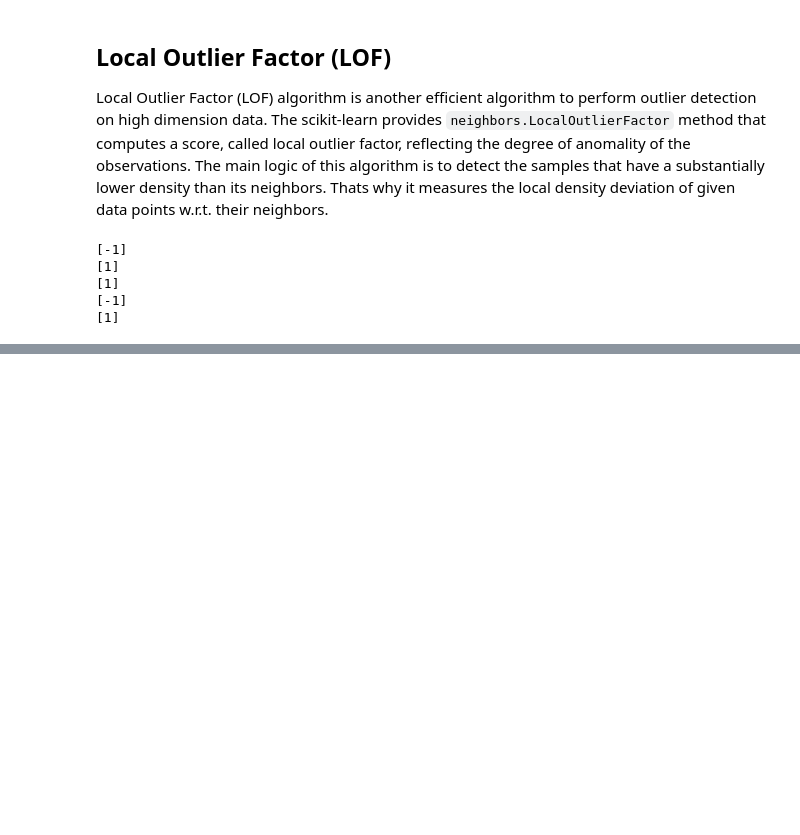
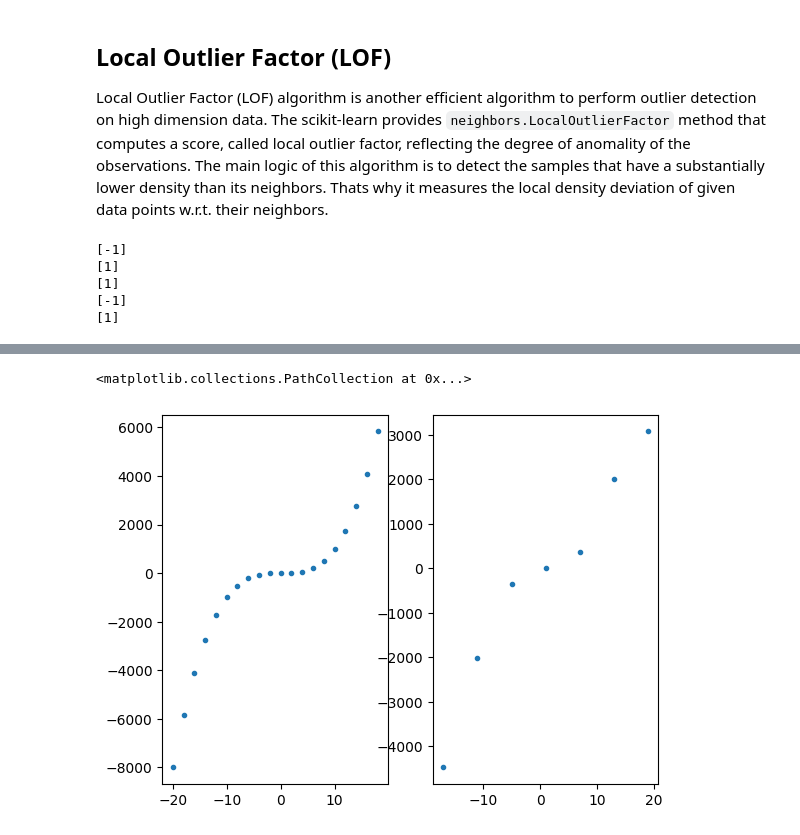
Before and after one commit to atoraby/scikit-learn, a Jupyter notebook: sklearn.ipynb, the cells around one changed output, grey strips where cells are left out. Saved outputs shown, nothing was run; the diff lists cells and outputs as text; code cells hidden in the pictures; blank space fills up the shorter version.

```diff
--- a/sklearn.ipynb
+++ b/sklearn.ipynb
@@ -632,0 +704,16 @@ print(lo.predict([[-6,4]]))
+# %%
+X = np.array(range(-20,20,2))
+Z = np.setdiff1d( np.array(range(-20,20,3)) , X)
+X = X.reshape(-1,1)
+y = X**3
+figs , axis = plt.subplots(1,2)
+axis[0].scatter(X,y, marker=".")
+from sklearn.neighbors import KNeighborsRegressor
+knn_regressor = KNeighborsRegressor()
+knn_regressor.fit(X,y)
+Z = Z.reshape(-1,1)
+t = knn_regressor.predict(Z)
+axis[1].scatter(Z,t, marker=".")
+# %% [output]
+<matplotlib.collections.PathCollection at 0x...>
+[figure, added]
```
Also changed, not shown: parts of 5 cells of this notebook.
